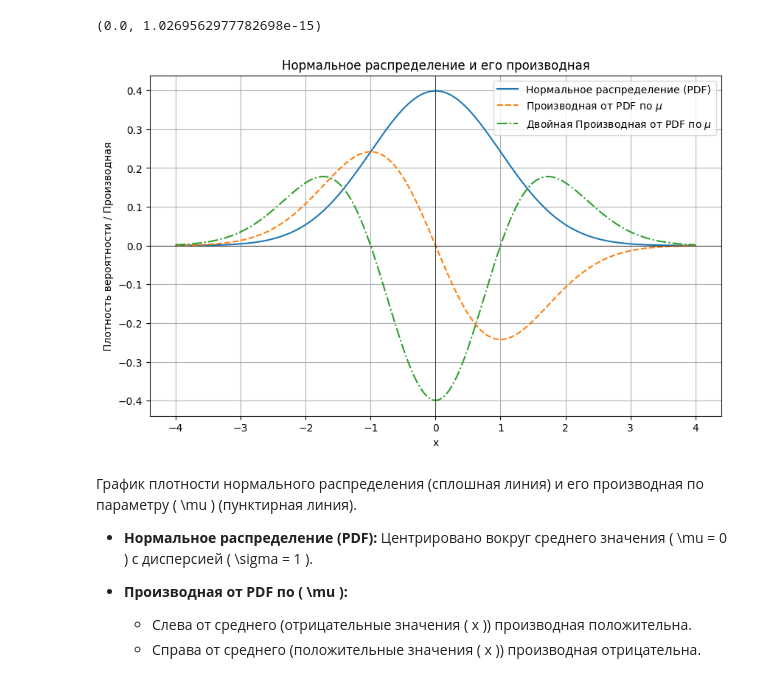
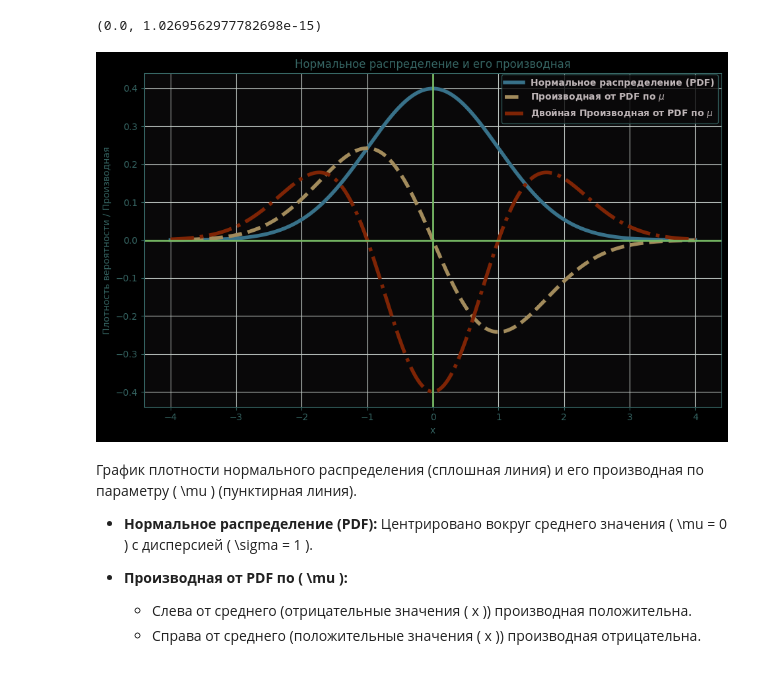
Before and after one commit to shmalex/learning-math, a Jupyter notebook: notebooks/statistics/Unit3-Lecture-09.1 MLE Asymptotic Normality.ipynb, the cells around one changed output. Saved outputs shown, nothing was run; the diff lists cells and outputs as text; code cells hidden in the pictures.

```diff
--- a/notebooks/statistics/Unit3-Lecture-09.1 MLE Asymptotic Normality.ipynb
+++ b/notebooks/statistics/Unit3-Lecture-09.1 MLE Asymptotic Normality.ipynb
@@ -163,41 +163,92 @@ prime_integral_result, double_prime_integral_result
 # %%
 import numpy as np
 import matplotlib.pyplot as plt
 from scipy.stats import norm
 
 # Заданные параметры нормального распределения
 mu = 0
 sigma = 1
 
 # График функции плотности нормального распределения
 x = np.linspace(mu - 4 * sigma, mu + 4 * sigma, 1000)
 pdf = norm.pdf(x, mu, sigma)
 
 # Производная функции плотности нормального распределения по параметру mu
 def normal_pdf_prime_mu(x, mu, sigma):
     return - (x - mu) / (sigma ** 2) * norm.pdf(x, mu, sigma)
 
 def normal_pdf_double_prime_mu(x, mu, sigma):
     return - (sigma**2 -x**2) / (sigma ** 4) * norm.pdf(x, mu, sigma)
 
 pdf_prime = normal_pdf_prime_mu(x, mu, sigma)
 pdf_boudle_prime = normal_pdf_double_prime_mu(x, mu, sigma)
 # Построение графиков
-plt.figure(figsize=(10, 6))
-plt.plot(x, pdf, label='Нормальное распределение (PDF)')
-plt.plot(x, pdf_prime, label='Производная от PDF по $\mu$', linestyle='--')
-plt.plot(x, pdf_boudle_prime, label='Двойная Производная от PDF по $\mu$', linestyle='-.')
+fig = plt.figure(figsize=(10, 6))
+
+# plt.plot(x, pdf, label='Нормальное распределение (PDF)')
+# plt.plot(x, pdf_prime, label='Производная от PDF по $\mu$', linestyle='--')
+# plt.plot(x, pdf_boudle_prime, label='Двойная Производная от PDF по $\mu$', linestyle='-.')
+
+
+plt.plot(x, pdf, label='Нормальное распределение (PDF)', color='#387189',linewidth=4)
+plt.plot(x, pdf_prime, label='Производная от PDF по $\mu$', linestyle='--', color="#a28b5c",linewidth=4)
+plt.plot(x, pdf_boudle_prime, label='Двойная Производная от PDF по $\mu$', linestyle='dashdot', color="#7e2405",linewidth=4)
+
+
 
 plt.axhline(0, color='black', linewidth=0.5)
 plt.axvline(mu, color='black', linewidth=0.5)
-plt.legend()
-plt.xlabel('x')
-plt.ylabel('Плотность вероятности / Производная')
-plt.title('Нормальное распределение и его производная')
-plt.grid(True)
+
+# mech style
+ax = plt.gca()
+ax.set_facecolor('#090809')
+plt.axhline(0, color='#76b864', linewidth=2)
+plt.axvline(mu, color='#76b864', linewidth=2)
+plt.grid(True, color="#c4ccc8")
+plt.legend(labelcolor='#376765')
+plt.xlabel('x', color='#376765')
+plt.ylabel('Плотность вероятности / Производная', color='#376765')
+legend_properties = {'weight':'bold'}
+
+legend = plt.legend(edgecolor="#376765", frameon=True, prop=legend_properties, loc=(0.6185, 0.85))
+# legend.get_frame().set_alpha(0)
+legend.get_frame().set_facecolor("#090809")
+legend.get_frame().set_facecolor("#090809")
+
+for text in legend.get_texts():
+    text.set_color("#bfb6b8")
+# edgecolor="black"
+# plt.xlabel('x')
+# plt.ylabel('Плотность вероятности / Производная')
+plt.title('Нормальное распределение и его производная', color="#376765")
+# plt.grid(True)
+
+ax.spines['bottom'].set_color('#376765')
+ax.spines['left'].set_color('#376765')
+ax.spines['right'].set_color('#376765')
+ax.spines['top'].set_color('#376765')
+ax.xaxis.label.set_color('#376765')
+ax.yaxis.label.set_color('#376765')
+ax.tick_params(axis='x', colors='#376765')
+ax.tick_params(axis='y', colors='#376765')
+plt.rcParams.update({
+#     "lines.color": "white",
+#     "patch.edgecolor": "white",
+#     "text.color": "black",
+#     "axes.facecolor": "white",
+#     "axes.edgecolor": "lightgray",
+#     "axes.labelcolor": "white",
+#     "xtick.color": "white",
+#     "ytick.color": "white",
+#     "grid.color": "lightgray",
+    "figure.facecolor": "black",
+    "figure.edgecolor": "black",
+    "savefig.facecolor": "black",
+    "savefig.edgecolor": "black"})
+plt.tight_layout()
 plt.show()
 # %% [output]
-[figure, old version]
+[figure, new version]
 # %% [markdown]
 График плотности нормального распределения (сплошная линия) и его производная по параметру \( \mu \) (пунктирная линия).
 
```
Also changed, not shown: parts of 1 cell of this notebook, 33 other files.
